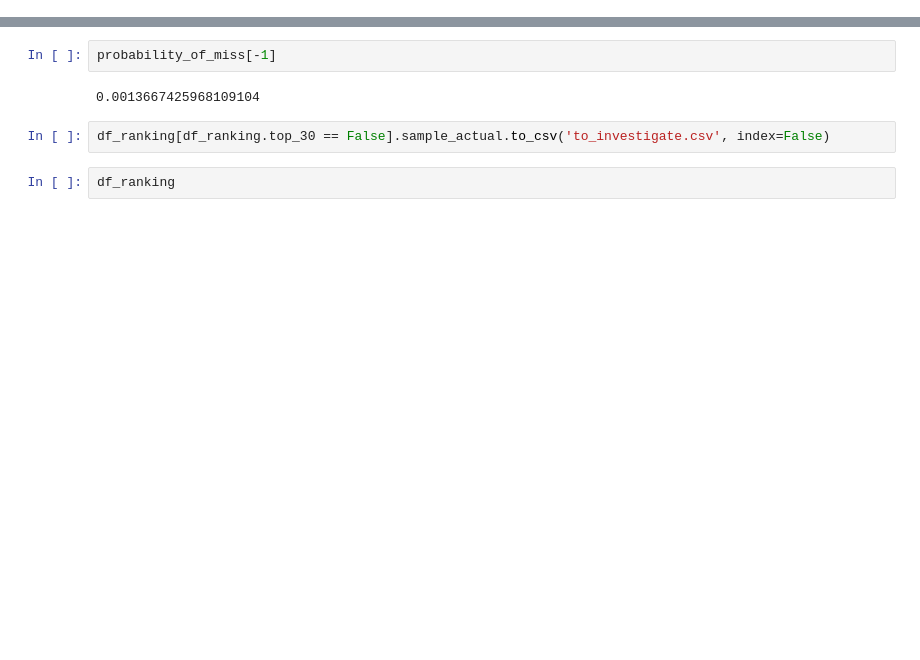
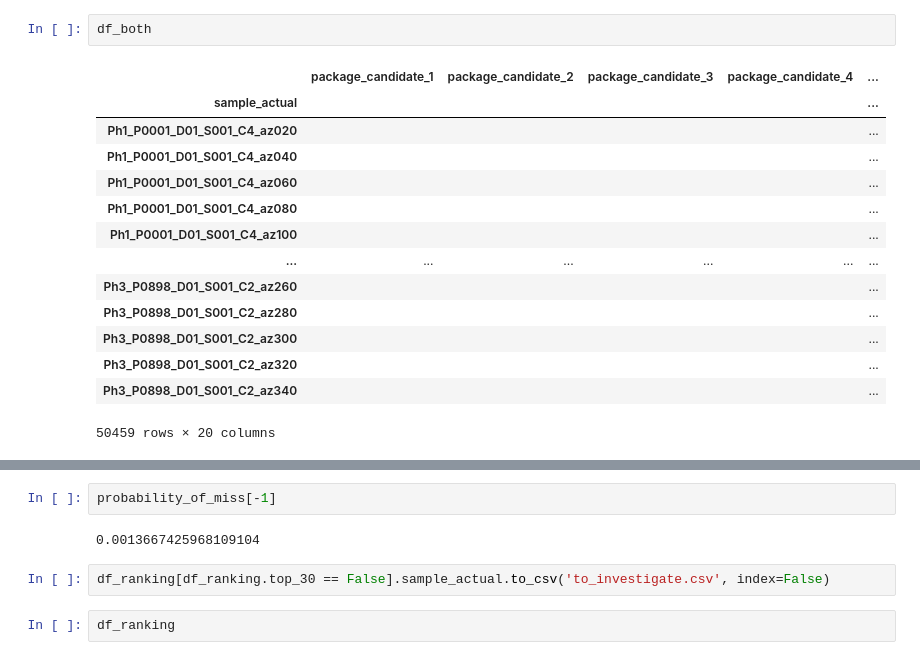
Before and after one commit to romaroman/pharma, a Jupyter notebook: notebooks/hash/ranking_aggregation.ipynb, the cells around one changed output, grey strips where cells are left out. Cells and saved outputs as stored; diff of their text form; blank space fills up the shorter version.

```diff
--- a/notebooks/hash/ranking_aggregation.ipynb
+++ b/notebooks/hash/ranking_aggregation.ipynb
@@ -38,0 +51,17 @@ df_ranking.package_actual.nunique()
+# %%
+df_both
+# %% [output]
+|  | package_candidate_1 | package_candidate_2 | package_candidate_3 | package_candidate_4 | ... |
+| sample_actual |  |  |  |  | ... |
+| Ph1_P0001_D01_S001_C4_az020 |  |  |  |  | ... |
+| Ph1_P0001_D01_S001_C4_az040 |  |  |  |  | ... |
+| Ph1_P0001_D01_S001_C4_az060 |  |  |  |  | ... |
+| Ph1_P0001_D01_S001_C4_az080 |  |  |  |  | ... |
+| Ph1_P0001_D01_S001_C4_az100 |  |  |  |  | ... |
+| ... | ... | ... | ... | ... | ... |
+| Ph3_P0898_D01_S001_C2_az260 |  |  |  |  | ... |
+| Ph3_P0898_D01_S001_C2_az280 |  |  |  |  | ... |
+| Ph3_P0898_D01_S001_C2_az300 |  |  |  |  | ... |
+| Ph3_P0898_D01_S001_C2_az320 |  |  |  |  | ... |
+| Ph3_P0898_D01_S001_C2_az340 |  |  |  |  | ... |
+50459 rows × 20 columns
```
Also changed, not shown: parts of 25 cells of this notebook, 7 other files.
